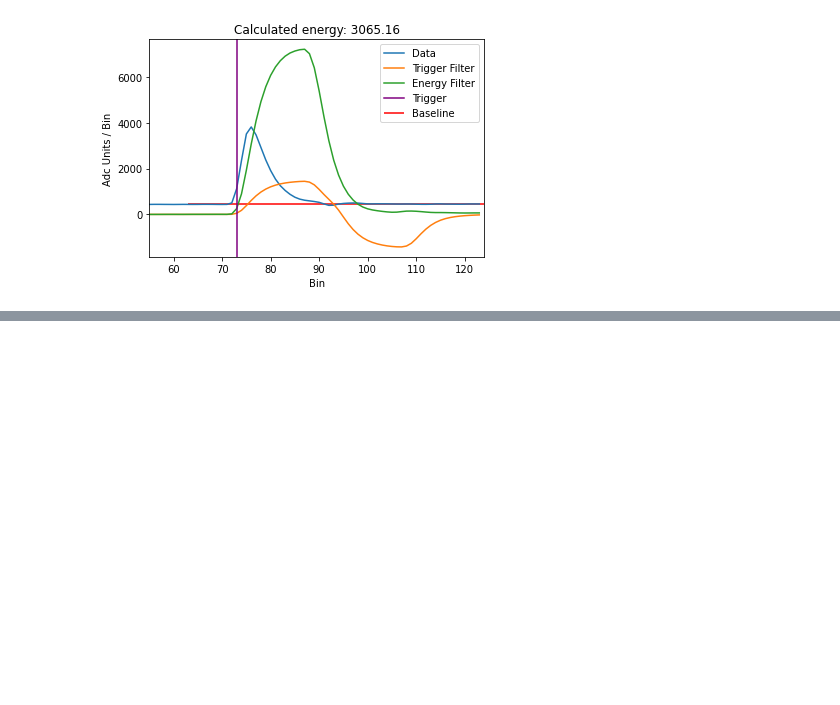
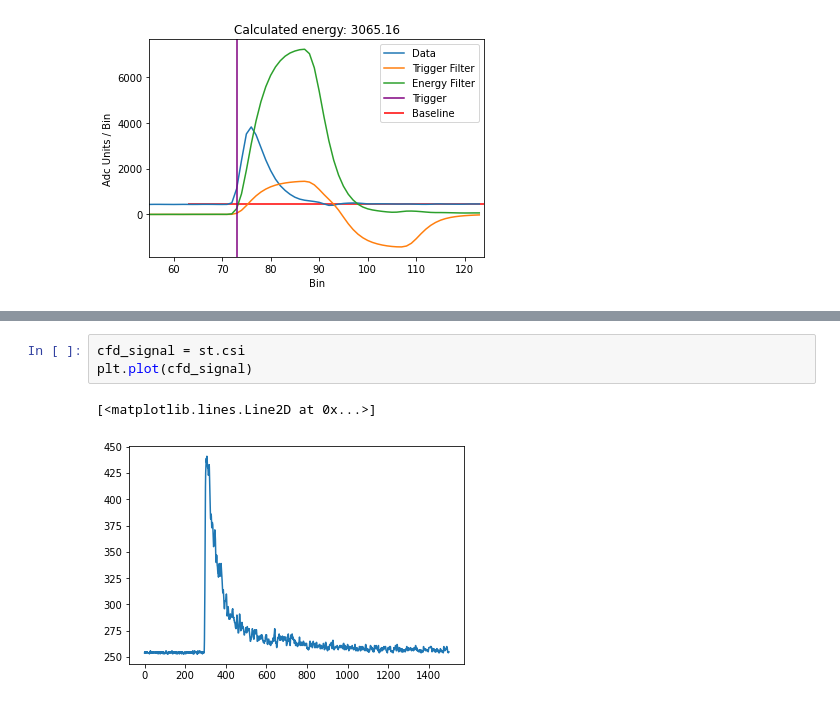
Before and after one commit to spaulaus/dsp_toolkit, a Jupyter notebook: docs/demo.ipynb, the cells around one changed output, grey strips where cells are left out. Drawn from its saved outputs; the diff is of its cells as text; blank space fills up the shorter version.

```diff
--- a/docs/demo.ipynb
+++ b/docs/demo.ipynb
@@ -80,0 +101,6 @@ ax.set_xlim([round(0.75 * triggers[0]), len(signal)])
+# %%
+cfd_signal = st.csi
+plt.plot(cfd_signal)
+# %% [output]
+[<matplotlib.lines.Line2D at 0x...>]
+[figure, added]
```
Also changed, not shown: parts of 13 cells of this notebook, 2 other files.
